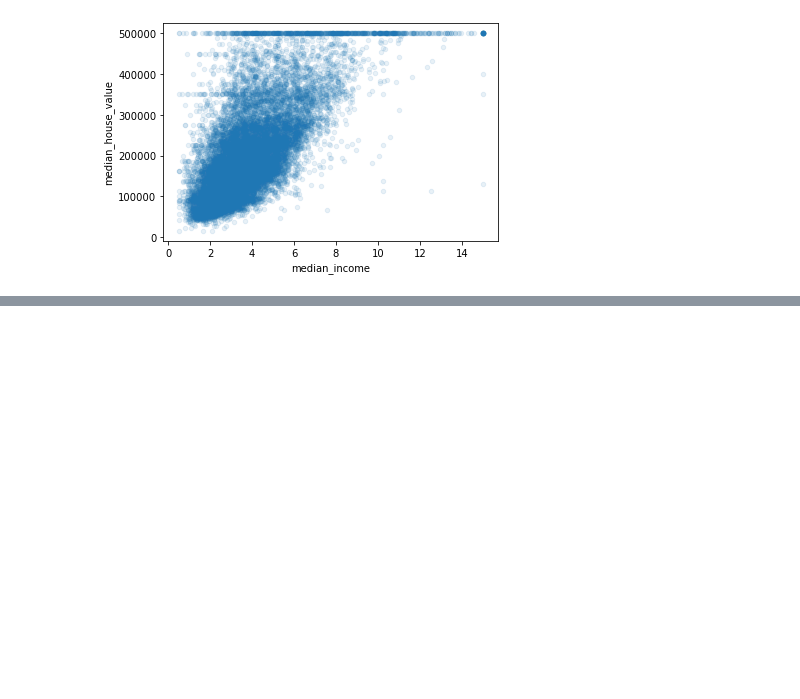
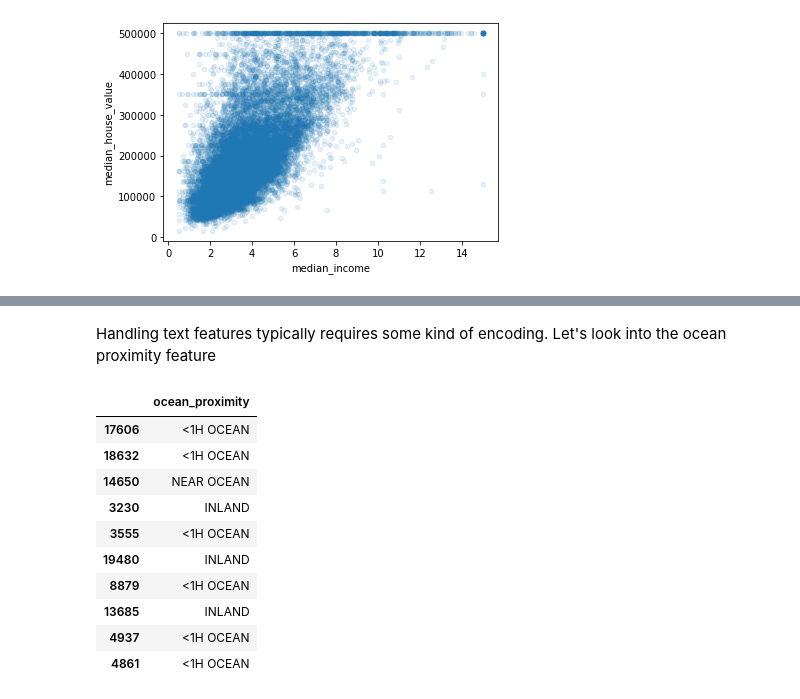
Before and after one commit to HyerQuality/O-Reilly-Hands-On-Machine-Learning, a Jupyter notebook: O'Reilly/Chapter 2/Housing - Regression.ipynb, the cells around one changed output, grey strips where cells are left out. Drawn from its saved outputs; the diff is of its cells as text; code cells hidden in the pictures; blank space fills up the shorter version.

```diff
--- a/O'Reilly/Chapter 2/Housing - Regression.ipynb
+++ b/O'Reilly/Chapter 2/Housing - Regression.ipynb
@@ -217,0 +280,18 @@ housing.plot(kind='scatter', x='median_income', y='median_house_value', alpha=0.
+# %% [markdown]
+Handling text features typically requires some kind of encoding.  Let's look into the ocean proximity feature
+# %%
+' Extract the categorical features.  In this case there is only one'
+housing_cat = housing[['ocean_proximity']]
+housing_cat.head(10)
+# %% [output]
+|  | ocean_proximity |
+| 17606 | <1H OCEAN |
+| 18632 | <1H OCEAN |
+| 14650 | NEAR OCEAN |
+| 3230 | INLAND |
+| 3555 | <1H OCEAN |
+| 19480 | INLAND |
+| 8879 | <1H OCEAN |
+| 13685 | INLAND |
+| 4937 | <1H OCEAN |
+| 4861 | <1H OCEAN |
```
Also changed, not shown: parts of 16 cells of this notebook, 2 other files.
